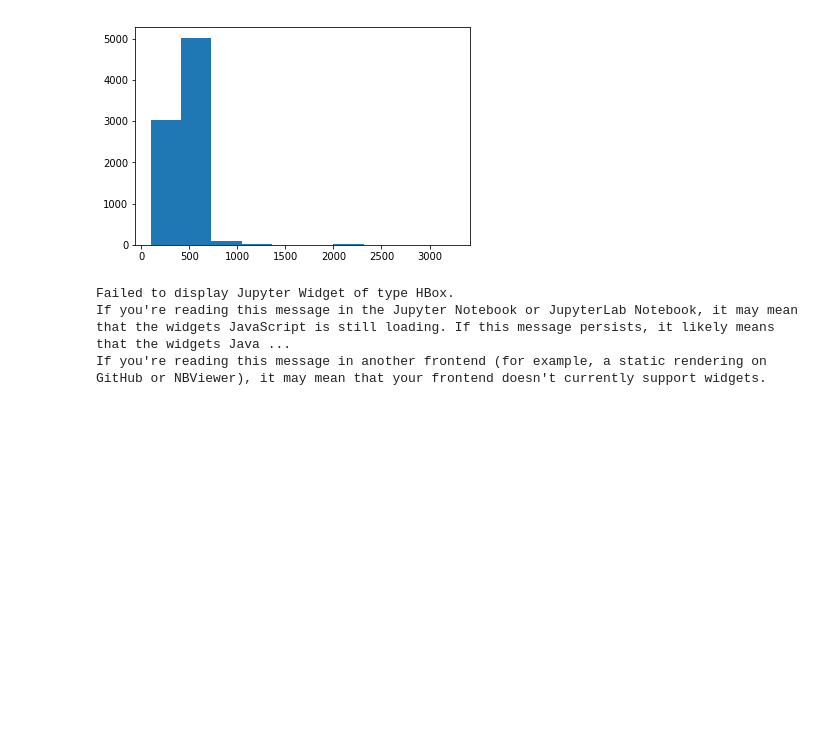
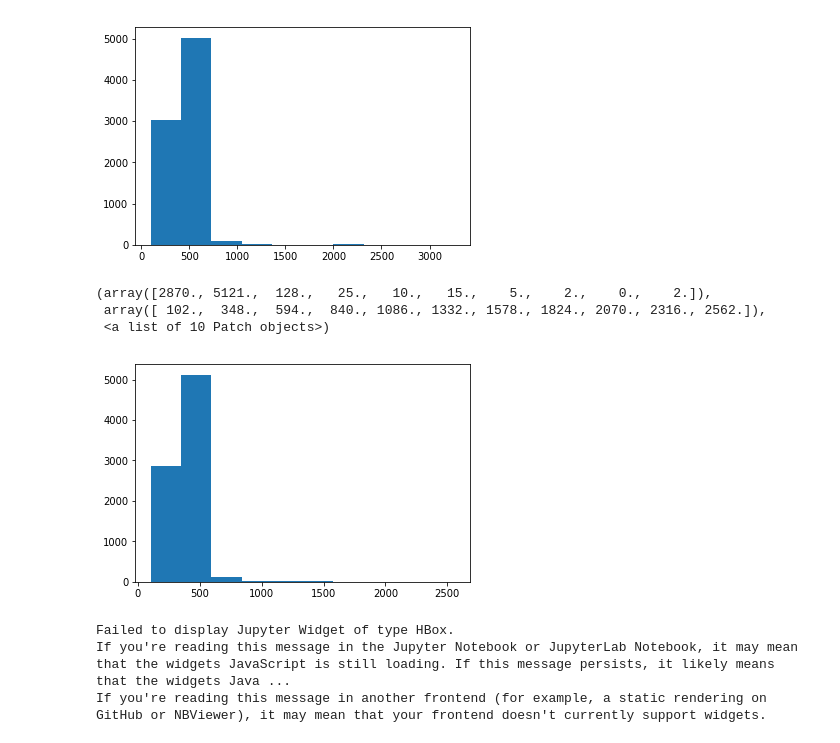
Before and after one commit to MaheshBhosale/Fastai_examples, a Jupyter notebook: dogs_breed.ipynb, the cells around one changed output. Saved outputs shown, nothing was run; the diff lists cells and outputs as text; code cells hidden in the pictures; blank space fills up the shorter version.

```diff
--- a/dogs_breed.ipynb
+++ b/dogs_breed.ipynb
@@ -23,7 +23,7 @@ torch.cuda.is_available() & torch.backends.cudnn.enabled
 True
 # %%
 sz = 224
-arch = resnet34
+arch = resnet50
 bs = 58
 # %%
 label_csv = f'{PATH}labels.csv'
@@ -100,6 +102,13 @@ plt.hist(row_sz)
  array([  97. ,  413.7,  730.4, 1047.1, 1363.8, 1680.5, 1997.2, 2313.9, 2630.6, 2947.3, 3264. ]),
  <a list of 10 Patch objects>)
 [figure]
+# %%
+plt.hist(col_sz)
+# %% [output]
+(array([2870., 5121.,  128.,   25.,   10.,   15.,    5.,    2.,    0.,    2.]),
+ array([ 102.,  348.,  594.,  840., 1086., 1332., 1578., 1824., 2070., 2316., 2562.]),
+ <a list of 10 Patch objects>)
+[figure, added]
 # %%
 def get_data(sz, bs):
     tfms = tfms_from_model(arch, sz, aug_tfms=transforms_side_on, max_zoom=1.1)
```
Also changed, not shown: parts of 15 cells of this notebook.
